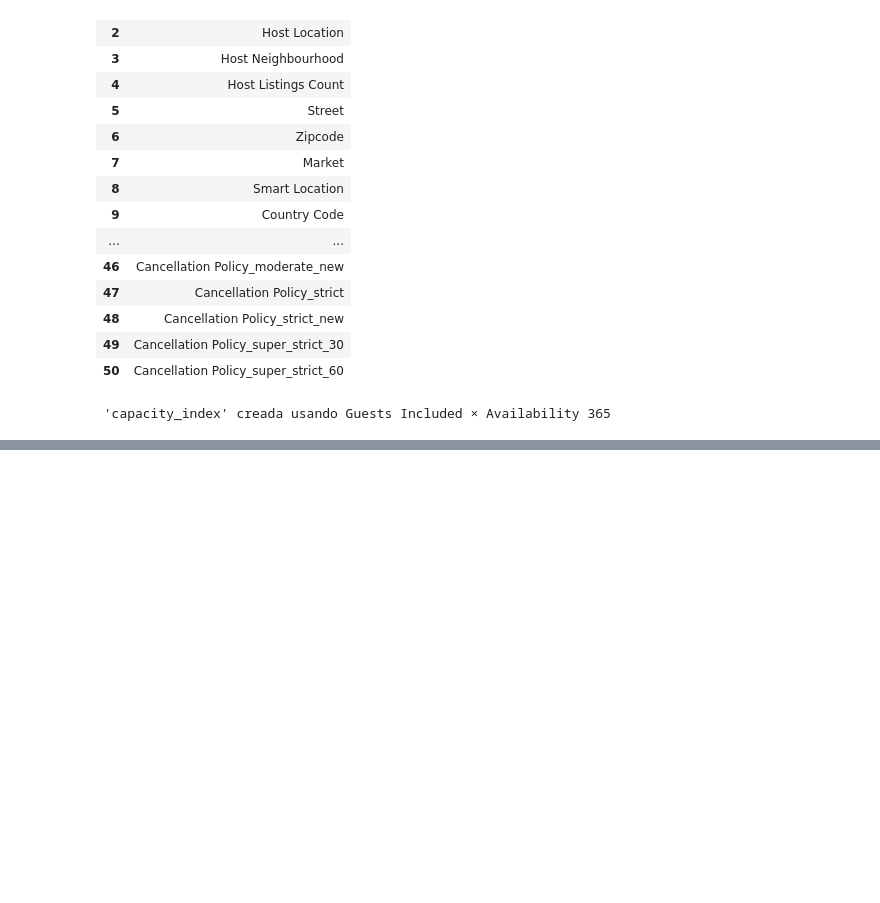
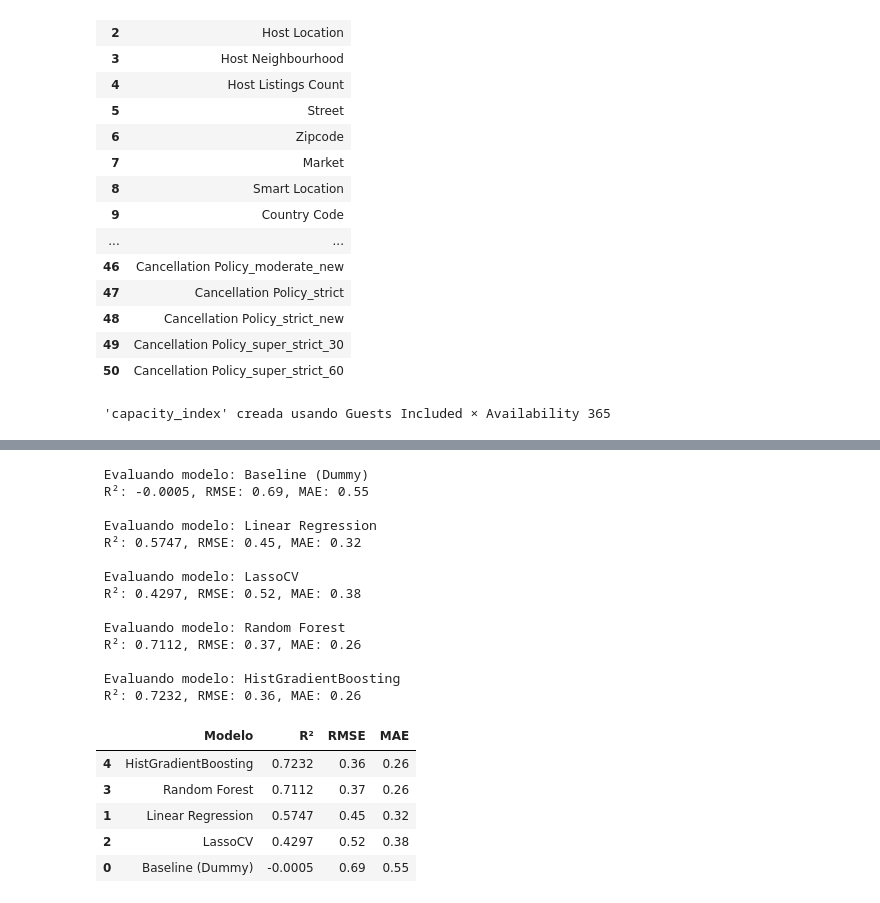
Before and after one commit to gonzalezulises/airbnb-pricing-ml, a Jupyter notebook: notebooks/02_model_training.ipynb, the cells around one changed output, grey strips where cells are left out. Saved outputs shown, nothing was run; the diff lists cells and outputs as text; code cells hidden in the pictures; blank space fills up the shorter version.

```diff
--- a/notebooks/02_model_training.ipynb
+++ b/notebooks/02_model_training.ipynb
@@ -278,0 +215,59 @@ final_rf = finalize_model(tuned_rf)
+# %%
+# Definir modelos a comparar
+modelos = {
+    'Baseline (Dummy)': DummyRegressor(strategy='mean'),
+    'Linear Regression': LinearRegression(),
+    'LassoCV': LassoCV(cv=5, random_state=42),
+    'Random Forest': RandomForestRegressor(n_estimators=100, random_state=42),
+    'HistGradientBoosting': HistGradientBoostingRegressor(random_state=42)
+}
+
+# Evaluación con validación cruzada
+resultados = []
+
+for nombre, modelo in modelos.items():
+    print(f"\n Evaluando modelo: {nombre}")
+
+    cv = cross_validate(
+        modelo, X_train_sel, y_train,
+        scoring=('r2', 'neg_root_mean_squared_error', 'neg_mean_absolute_error'),
+        cv=5, return_train_score=False, n_jobs=-1
+    )
+
+    r2 = np.mean(cv['test_r2'])
+    rmse = -np.mean(cv['test_neg_root_mean_squared_error'])
+    mae = -np.mean(cv['test_neg_mean_absolute_error'])
+
+    resultados.append({
+        'Modelo': nombre,
+        'R²': round(r2, 4),
+        'RMSE': round(rmse, 2),
+        'MAE': round(mae, 2)
+    })
+
+    print(f" R²: {r2:.4f}, RMSE: {rmse:.2f}, MAE: {mae:.2f}")
+
+# Mostrar resultados ordenados por R²
+df_resultados = pd.DataFrame(resultados).sort_values('R²', ascending=False)
+display(df_resultados)
+# %% [output]
+ Evaluando modelo: Baseline (Dummy)
+ R²: -0.0005, RMSE: 0.69, MAE: 0.55
+
+ Evaluando modelo: Linear Regression
+ R²: 0.5747, RMSE: 0.45, MAE: 0.32
+
+ Evaluando modelo: LassoCV
+ R²: 0.4297, RMSE: 0.52, MAE: 0.38
+
+ Evaluando modelo: Random Forest
+ R²: 0.7112, RMSE: 0.37, MAE: 0.26
+
+ Evaluando modelo: HistGradientBoosting
+ R²: 0.7232, RMSE: 0.36, MAE: 0.26
+|  | Modelo | R² | RMSE | MAE |
+| 4 | HistGradientBoosting | 0.7232 | 0.36 | 0.26 |
+| 3 | Random Forest | 0.7112 | 0.37 | 0.26 |
+| 1 | Linear Regression | 0.5747 | 0.45 | 0.32 |
+| 2 | LassoCV | 0.4297 | 0.52 | 0.38 |
+| 0 | Baseline (Dummy) | -0.0005 | 0.69 | 0.55 |
```
Also changed, not shown: parts of 29 cells of this notebook, 2 other files.
